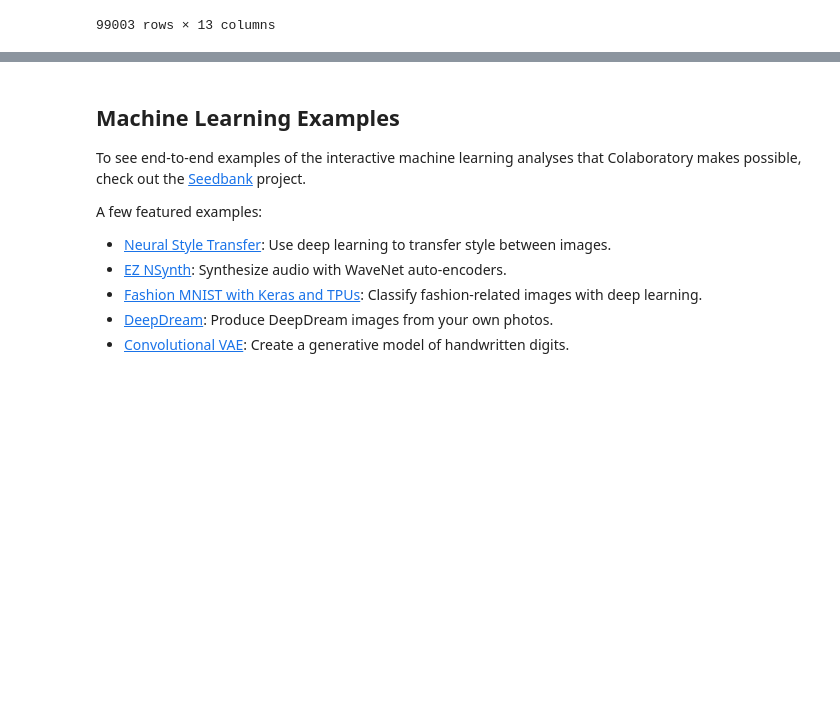
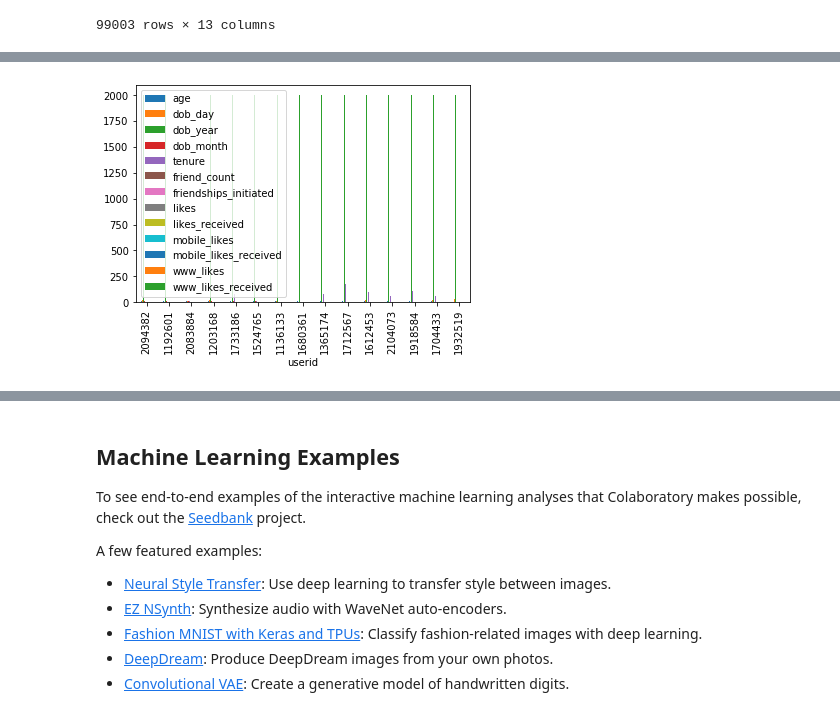
Before and after one commit to 19PA1A0474/code-era, a Jupyter notebook: HEADACHE2.ipynb, the cells around one changed output, grey strips where cells are left out. Cells and saved outputs as stored; diff of their text form; code cells hidden in the pictures; blank space fills up the shorter version.

```diff
--- a/HEADACHE2.ipynb
+++ b/HEADACHE2.ipynb
@@ -241,0 +449,3 @@ fb.isna()
+# %%
+fb.fillna("Not available",inplace=True)
+fb
@@ -241,0 +532,6 @@ fb.isna()
+# %%
+a=fb.head(15)
+a.plot(kind='bar')
+plt.show()
+# %% [output]
+[figure, added]
```
Also changed, not shown: parts of 33 cells of this notebook.
